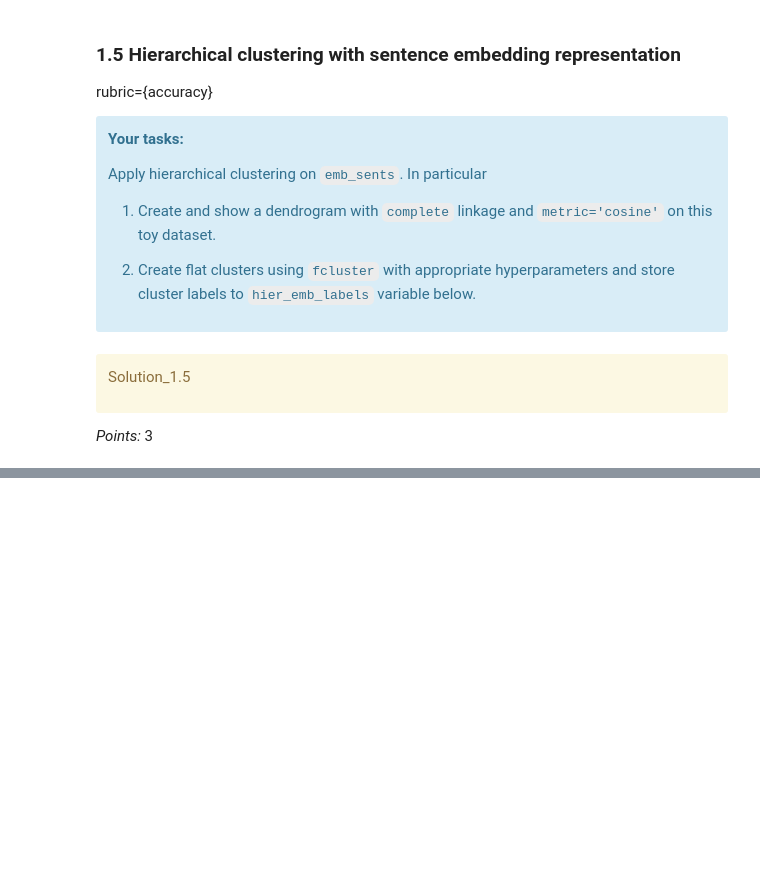
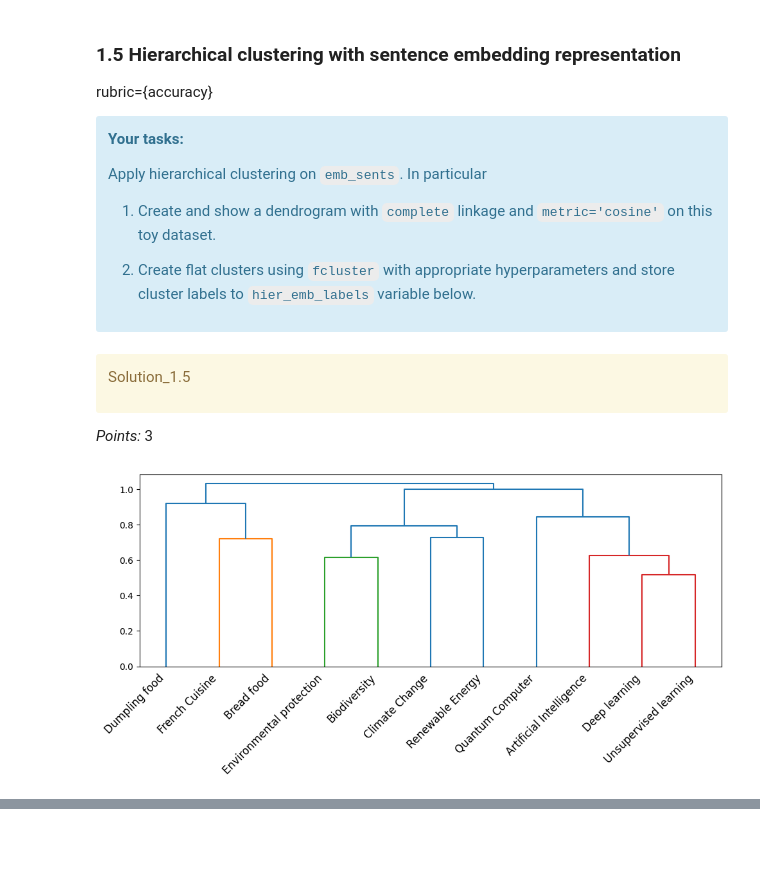
Before and after one commit to ziyangxu6667-byte/CPSC-330-hw6, a Jupyter notebook: hw6.ipynb, the cells around one changed output, grey strips where cells are left out. Cells and saved outputs as stored; diff of their text form; code cells hidden in the pictures; blank space fills up the shorter version.

```diff
--- a/hw6.ipynb
+++ b/hw6.ipynb
@@ -222,3 +245,5 @@ kmeans_bow_labels = ...
+# %%
+kmeans_bow_labels = kmeans.fit_predict(X_bow)
 # %%
 wiki_df["bow_kmeans"] = kmeans_bow_labels
 wiki_df
@@ -275,3 +354,6 @@ kmeans_emb_labels = ...
+# %%
+kmeans = KMeans(n_clusters=3, random_state=42)
+kmeans_emb_labels = kmeans.fit_predict(emb_sents)
 # %%
 wiki_df["emb_kmeans"] = kmeans_emb_labels
 wiki_df
@@ -332,3 +474,7 @@ dbscan_emb_labels = ...
+# %%
+dbscan = DBSCAN(eps=0.4, min_samples=2, metric="cosine")
+# %%
+dbscan_emb_labels = dbscan.fit_predict(emb_sents)
 # %%
 wiki_df["emb_dbscan"] = dbscan_emb_labels
 wiki_df
@@ -366,0 +522,13 @@ hier_emb_labels = ...
+# %%
+from scipy.cluster.hierarchy import linkage, dendrogram, fcluster
+import matplotlib.pyplot as plt
+
+Z = linkage(emb_sents, method="complete", metric="cosine")
+
+plt.figure(figsize=(10, 5))
+dendrogram(Z, labels=wiki_df["wiki query"].tolist())
+plt.xticks(rotation=45, ha="right")
+plt.tight_layout()
+plt.show()
+# %% [output]
+[figure, added]
```
Also changed, not shown: parts of 50 cells of this notebook.
